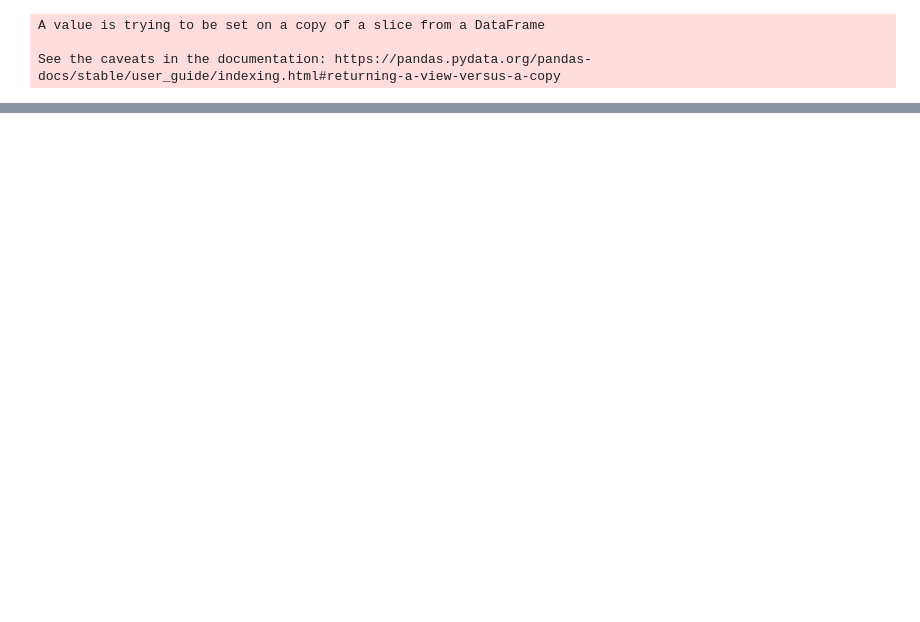
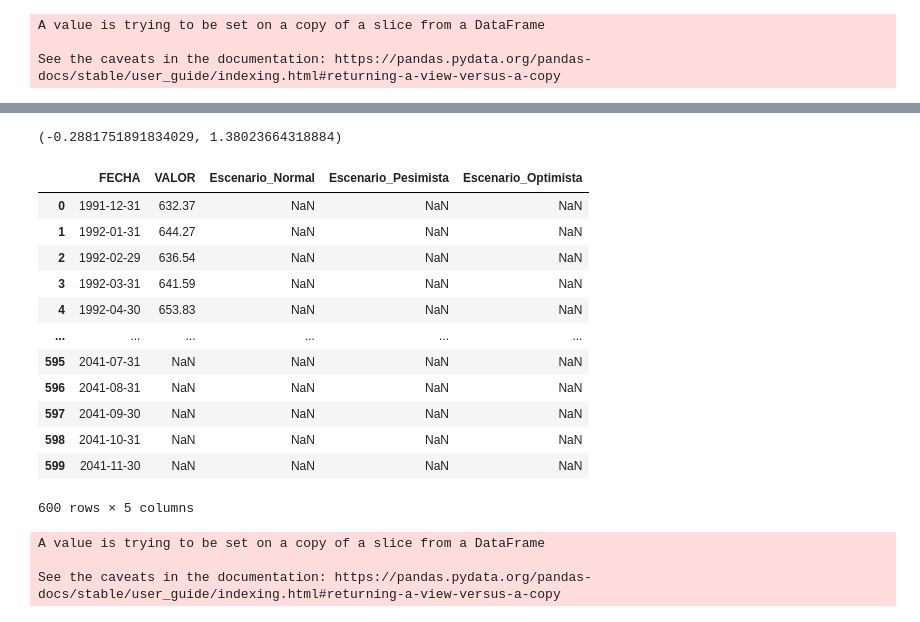
Before and after one commit to davidmorme/Universidad, a Jupyter notebook: Diversión/Análisis_Dolar.ipynb, the cells around one changed output, grey strips where cells are left out. Drawn from its saved outputs; the diff is of its cells as text; code cells hidden in the pictures; blank space fills up the shorter version.

Commit message:
Agregado escenarios

```diff
--- a/Diversión/Análisis_Dolar.ipynb
+++ b/Diversión/Análisis_Dolar.ipynb
@@ -263,3 +263,8 @@ fig = px.line(Dolar3, x='FECHA', y='VALOR', title='Precio historico y ponóstica
 fig.show()
 # %% [output]
 [interactive output not drawn]
+# %%
+Dolar4=pd.merge(left=Fechas,right=Dolar2[['FECHA','VALOR']], how='left', left_on=0, right_on='FECHA')
+Dolar4.drop(['FECHA'], axis=1,inplace=True)
+Dolar4.rename(columns={0:'FECHA'},inplace=True)
+Dolar4
@@ -265,0 +285,37 @@ fig.show()
+# %%
+import scipy.stats as st
+#crear un intervalo de confianza del 99% para la misma muestra
+InterMedia=st.norm.interval (alpha = 0.20 , loc = Media, scale= DesEst)
+InterMedia
+# %% [output]
+(-0.2881751891834029, 1.38023664318884)
+# %%
+Dolar4 = Dolar4.assign(Escenario_Normal=np.nan,Escenario_Pesimista=np.nan,Escenario_Optimista=np.nan)
+Dolar4
+# %% [output]
+|  | FECHA | VALOR | Escenario_Normal | Escenario_Pesimista | Escenario_Optimista |
+| 0 | 1991-12-31 | 632.37 | NaN | NaN | NaN |
+| 1 | 1992-01-31 | 644.27 | NaN | NaN | NaN |
+| 2 | 1992-02-29 | 636.54 | NaN | NaN | NaN |
+| 3 | 1992-03-31 | 641.59 | NaN | NaN | NaN |
+| 4 | 1992-04-30 | 653.83 | NaN | NaN | NaN |
+| ... | ... | ... | ... | ... | ... |
+| 595 | 2041-07-31 | NaN | NaN | NaN | NaN |
+| 596 | 2041-08-31 | NaN | NaN | NaN | NaN |
+| 597 | 2041-09-30 | NaN | NaN | NaN | NaN |
+| 598 | 2041-10-31 | NaN | NaN | NaN | NaN |
+| 599 | 2041-11-30 | NaN | NaN | NaN | NaN |
+600 rows × 5 columns
+# %%
+inicio=len(Dolar4['VALOR'])-Dolar4['VALOR'].isna().sum()
+Dolar4['Escenario_Normal'].iloc[inicio]=Dolar4['VALOR'].iloc[inicio-1]*(1+np.random.normal(loc = Media, scale = DesEst-2, size = None)/100)
+Dolar4['Escenario_Pesimista'].iloc[inicio]=Dolar4['VALOR'].iloc[inicio-1]*(1+np.random.normal(loc = Media-0.2, scale = DesEst-2, size = None)/100)
+Dolar4['Escenario_Optimista'].iloc[inicio]=Dolar4['VALOR'].iloc[inicio-1]*(1+np.random.normal(loc = Media+0.1, scale = DesEst-2, size = None)/100)
+for i in range(inicio+1,len(Dolar4['VALOR'])):
+  Dolar4['Escenario_Normal'].iloc[i]=Dolar4['Escenario_Normal'].iloc[i-1]*(1+np.random.normal(loc = Media, scale = DesEst-2, size = None)/100)
+  Dolar4['Escenario_Pesimista'].iloc[i]=Dolar4['Escenario_Pesimista'].iloc[i-1]*(1+np.random.normal(loc = Media-0.2, scale = DesEst-2, size = None)/100)
+  Dolar4['Escenario_Optimista'].iloc[i]=Dolar4['Escenario_Optimista'].iloc[i-1]*(1+np.random.normal(loc = Media+0.1, scale = DesEst-2, size = None)/100)
+# %% [output]
+A value is trying to be set on a copy of a slice from a DataFrame
+
+See the caveats in the documentation: https://pandas.pydata.org/pandas-docs/stable/user_guide/indexing.html#returning-a-view-versus-a-copy
```
Also changed, not shown: parts of 7 cells of this notebook.
